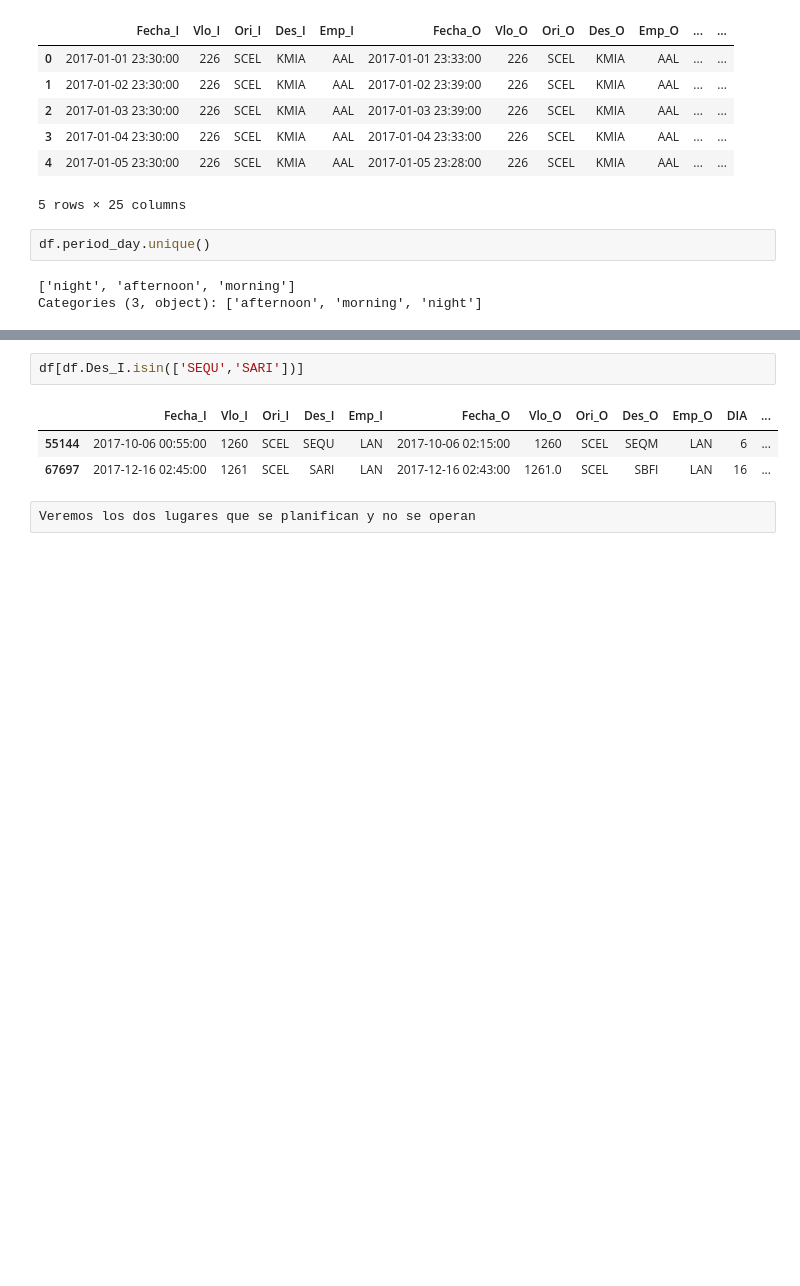
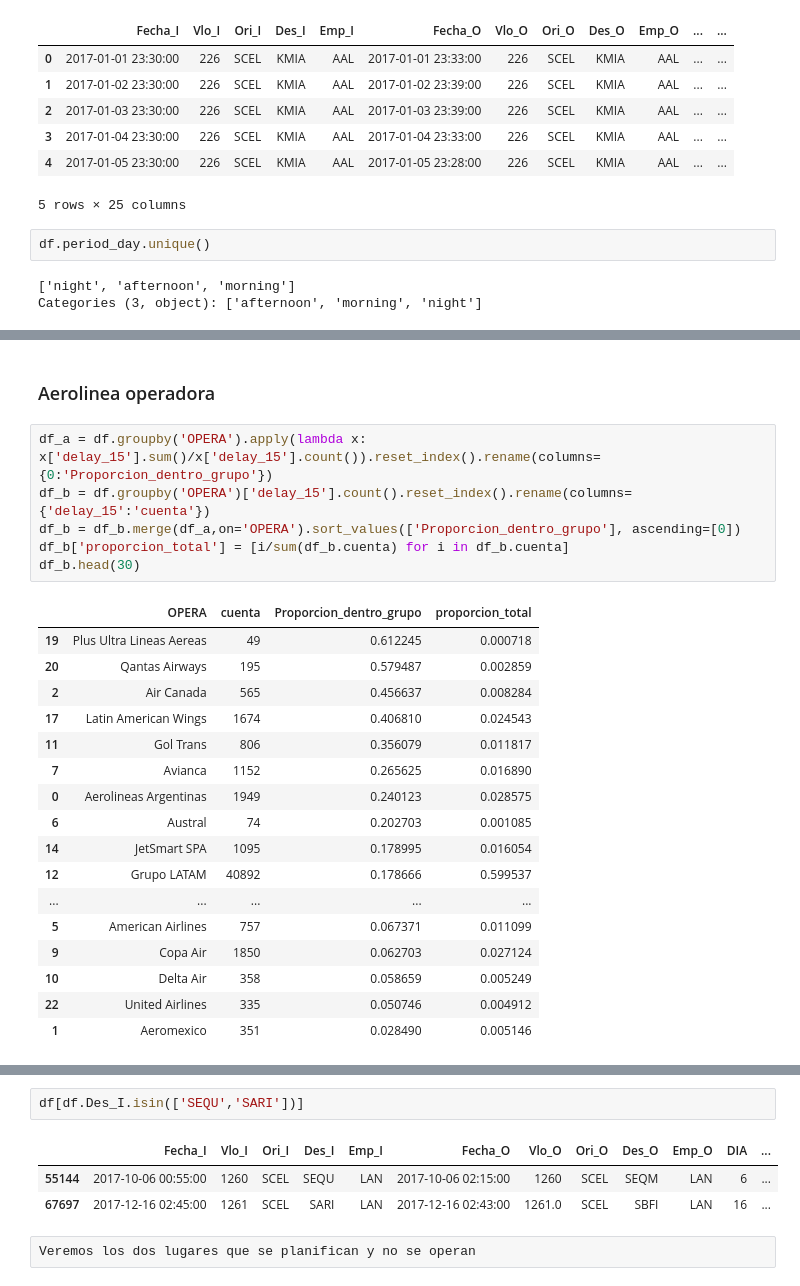
Before and after one commit to Lopport/Challenge-Data-Scientist-Matias-Lopez, a Jupyter notebook: solution.ipynb, the cells around one changed output, grey strips where cells are left out. Cells and saved outputs as stored; diff of their text form; blank space fills up the shorter version.

```diff
--- a/solution.ipynb
+++ b/solution.ipynb
@@ -288,0 +325,26 @@ Categories (3, object): ['afternoon', 'morning', 'night']
+# %% [markdown]
+### Aerolinea operadora
+# %%
+df_a = df.groupby('OPERA').apply(lambda x: x['delay_15'].sum()/x['delay_15'].count()).reset_index().rename(columns={0:'Proporcion_dentro_grupo'})
+df_b = df.groupby('OPERA')['delay_15'].count().reset_index().rename(columns={'delay_15':'cuenta'})
+df_b = df_b.merge(df_a,on='OPERA').sort_values(['Proporcion_dentro_grupo'], ascending=[0])
+df_b['proporcion_total'] = [i/sum(df_b.cuenta) for i in df_b.cuenta]
+df_b.head(30)
+# %% [output]
+|  | OPERA | cuenta | Proporcion_dentro_grupo | proporcion_total |
+| 19 | Plus Ultra Lineas Aereas | 49 | 0.612245 | 0.000718 |
+| 20 | Qantas Airways | 195 | 0.579487 | 0.002859 |
+| 2 | Air Canada | 565 | 0.456637 | 0.008284 |
+| 17 | Latin American Wings | 1674 | 0.406810 | 0.024543 |
+| 11 | Gol Trans | 806 | 0.356079 | 0.011817 |
+| 7 | Avianca | 1152 | 0.265625 | 0.016890 |
+| 0 | Aerolineas Argentinas | 1949 | 0.240123 | 0.028575 |
+| 6 | Austral | 74 | 0.202703 | 0.001085 |
+| 14 | JetSmart SPA | 1095 | 0.178995 | 0.016054 |
+| 12 | Grupo LATAM | 40892 | 0.178666 | 0.599537 |
+| ... | ... | ... | ... | ... |
+| 5 | American Airlines | 757 | 0.067371 | 0.011099 |
+| 9 | Copa Air | 1850 | 0.062703 | 0.027124 |
+| 10 | Delta Air | 358 | 0.058659 | 0.005249 |
+| 22 | United Airlines | 335 | 0.050746 | 0.004912 |
+| 1 | Aeromexico | 351 | 0.028490 | 0.005146 |
```
Also changed, not shown: parts of 18 cells of this notebook.
